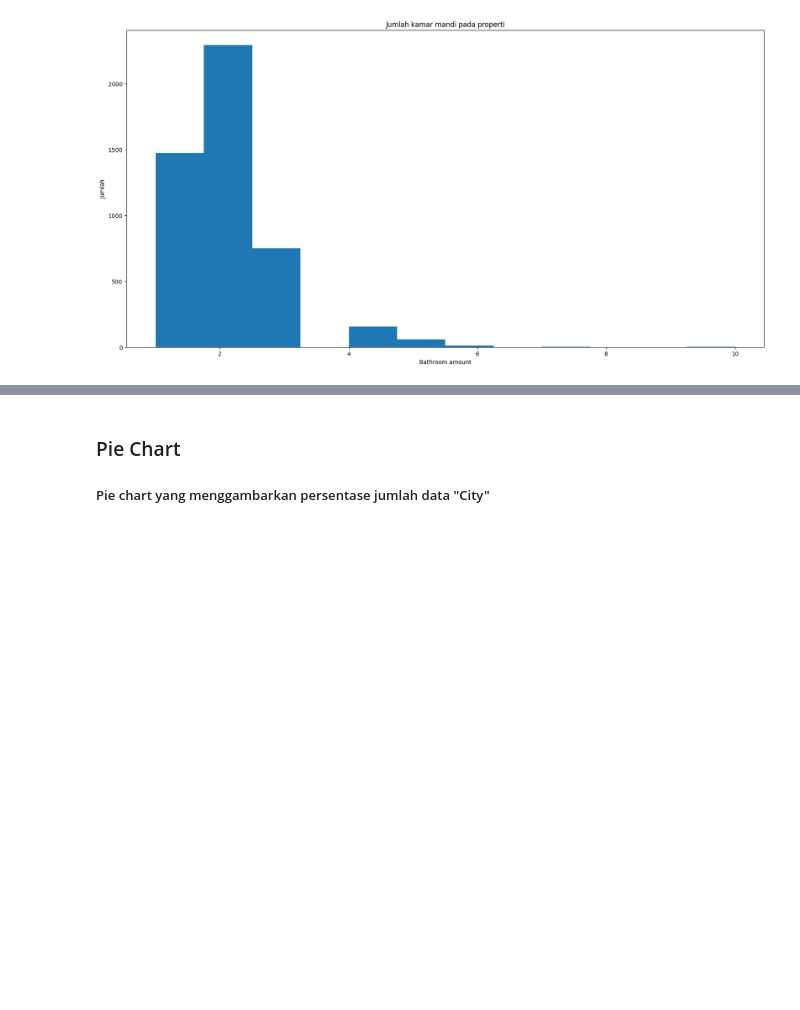
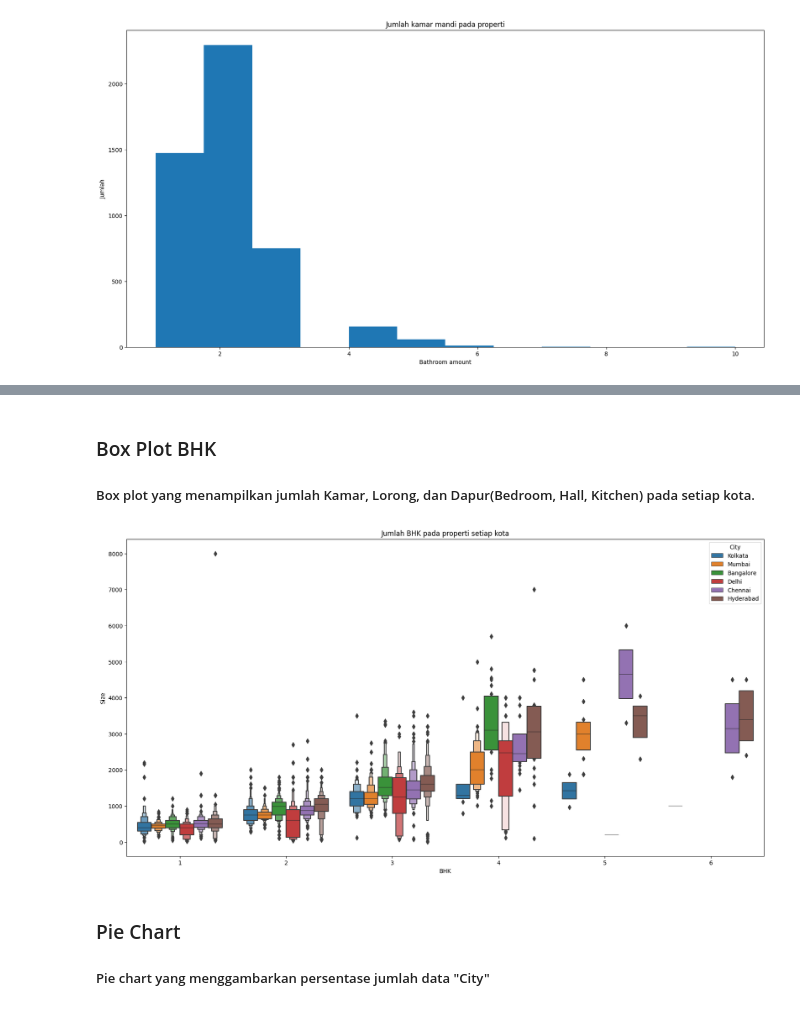
Before and after one commit to NatanaelPLHN/Praktikum_KB, a Jupyter notebook: Posttest_KB_3/posttest3.ipynb, the cells around one changed output, grey strips where cells are left out. Drawn from its saved outputs; the diff is of its cells as text; code cells hidden in the pictures; blank space fills up the shorter version.

```diff
--- a/Posttest_KB_3/posttest3.ipynb
+++ b/Posttest_KB_3/posttest3.ipynb
@@ -110,3 +123,15 @@ plt.show()
+# %% [markdown]
+### Box Plot BHK
+##### Box plot yang menampilkan jumlah Kamar, Lorong, dan Dapur(Bedroom, Hall, Kitchen) pada setiap kota.
+# %%
+plt.figure(figsize=(20,10))
+sns.boxenplot(data = dfHouse, x='BHK', y='Size', hue="City")
+
+#title
+plt.title("Jumlah BHK pada properti setiap kota")
+plt.show()
+# %% [output]
+[figure, added]
 # %% [markdown]
 ### Pie Chart
 ##### Pie chart yang menggambarkan persentase jumlah data "City"
```
Also changed, not shown: parts of 4 cells of this notebook.
